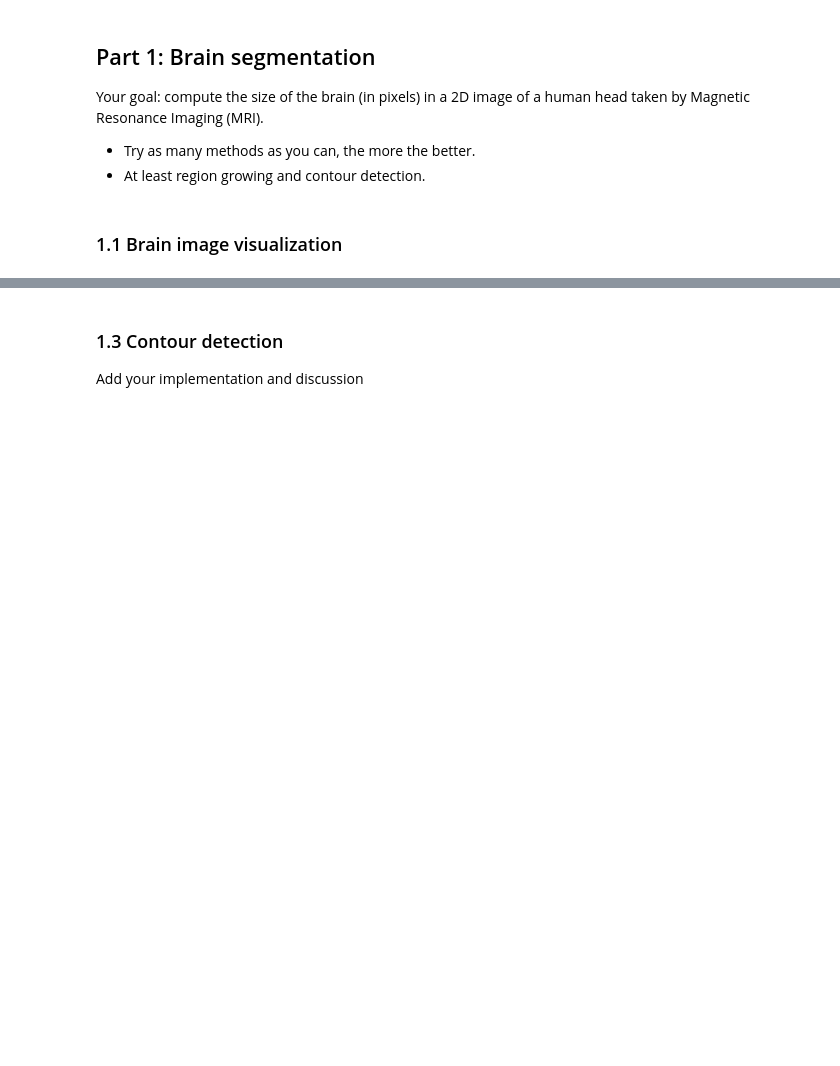
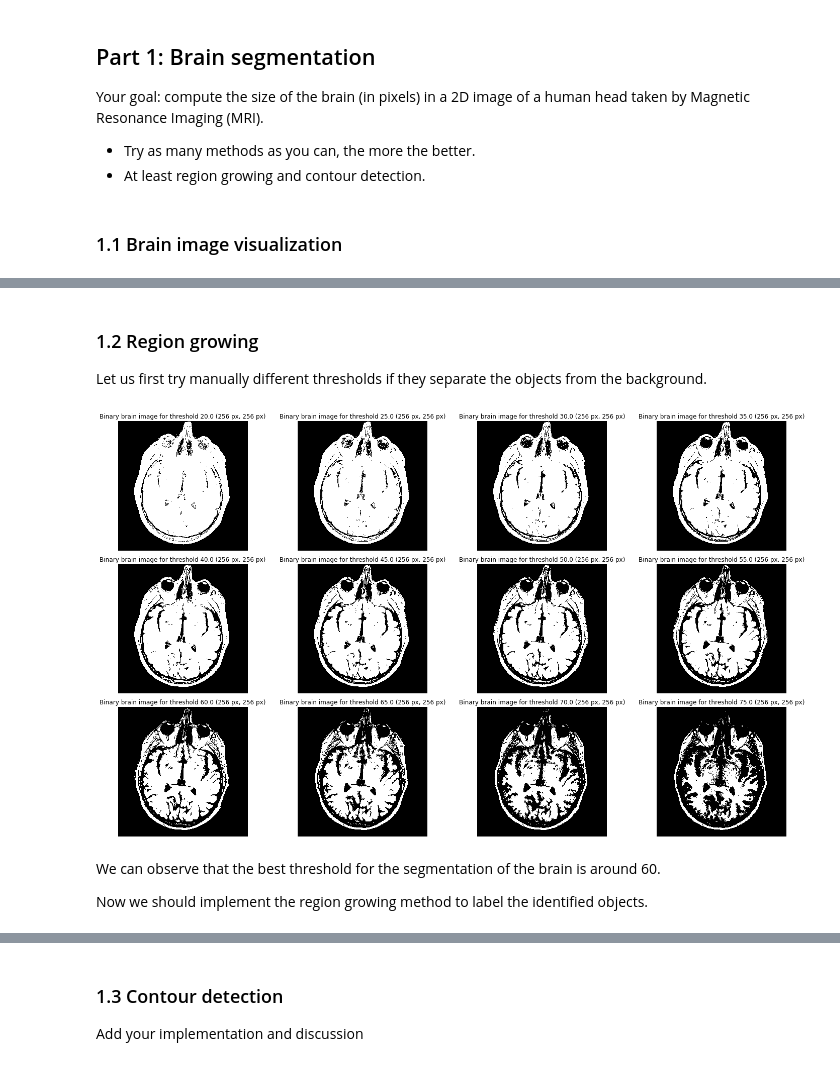
Before and after one commit to oganesManasian/Image-analysis-and-pattern-recognition, a Jupyter notebook: labs/lab_01_segmentation.ipynb, the cells around one changed output, grey strips where cells are left out. Drawn from its saved outputs; the diff is of its cells as text; code cells hidden in the pictures; blank space fills up the shorter version.

```diff
--- a/labs/lab_01_segmentation.ipynb
+++ b/labs/lab_01_segmentation.ipynb
@@ -54,0 +72,22 @@ Add your implementation and discussion
+# %% [markdown]
+### 1.2 Region growing
+
+Let us first try manually different thresholds if they separate the objects from the background.
+# %%
+thresholds = np.linspace(20, 75, 12)
+
+fig, ax = plt.subplots(3, 4, figsize=(20, 12))
+
+for i, a in enumerate(ax.flatten()):
+    brain_binary = brain_im > thresholds[i]
+    a.imshow(brain_binary, cmap='gray')
+    a.set_title('Binary brain image for threshold {} ({} px, {} px)'.format(thresholds[i], im_h, im_w))
+    a.axis('off')
+
+plt.tight_layout()
+# %% [output]
+[figure, added]
+# %% [markdown]
+We can observe that the best threshold for the segmentation of the brain is around 60.
+
+Now we should implement the region growing method to label the identified objects.
```
Also changed, not shown: parts of 31 cells of this notebook.
